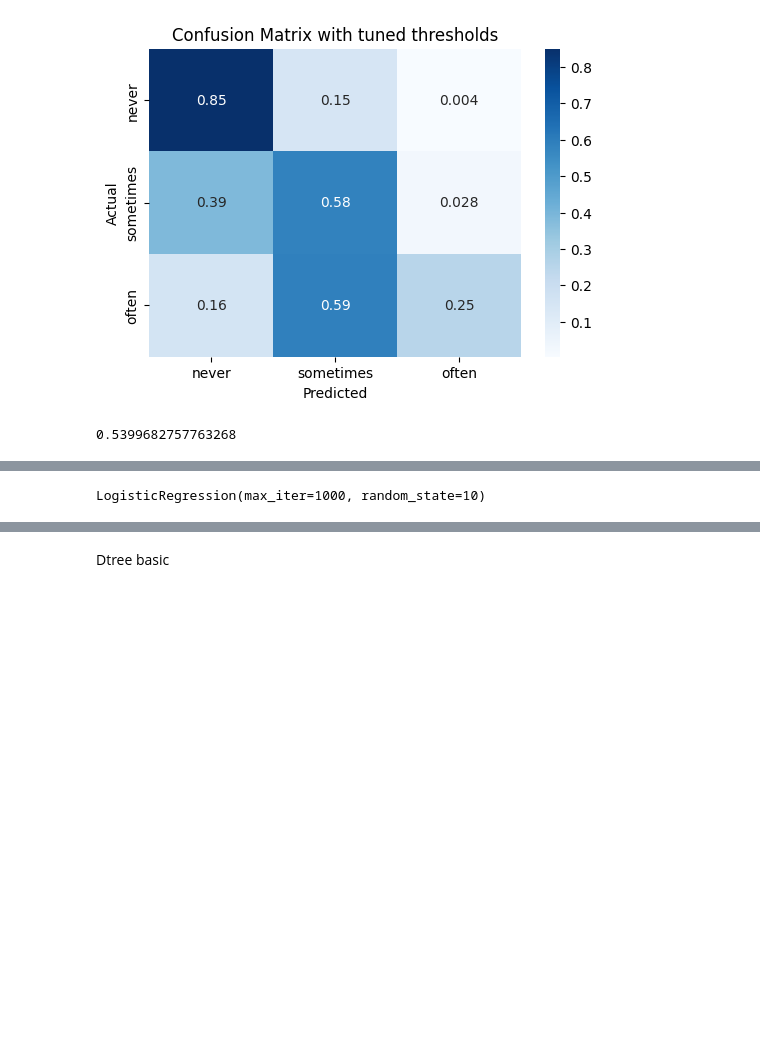
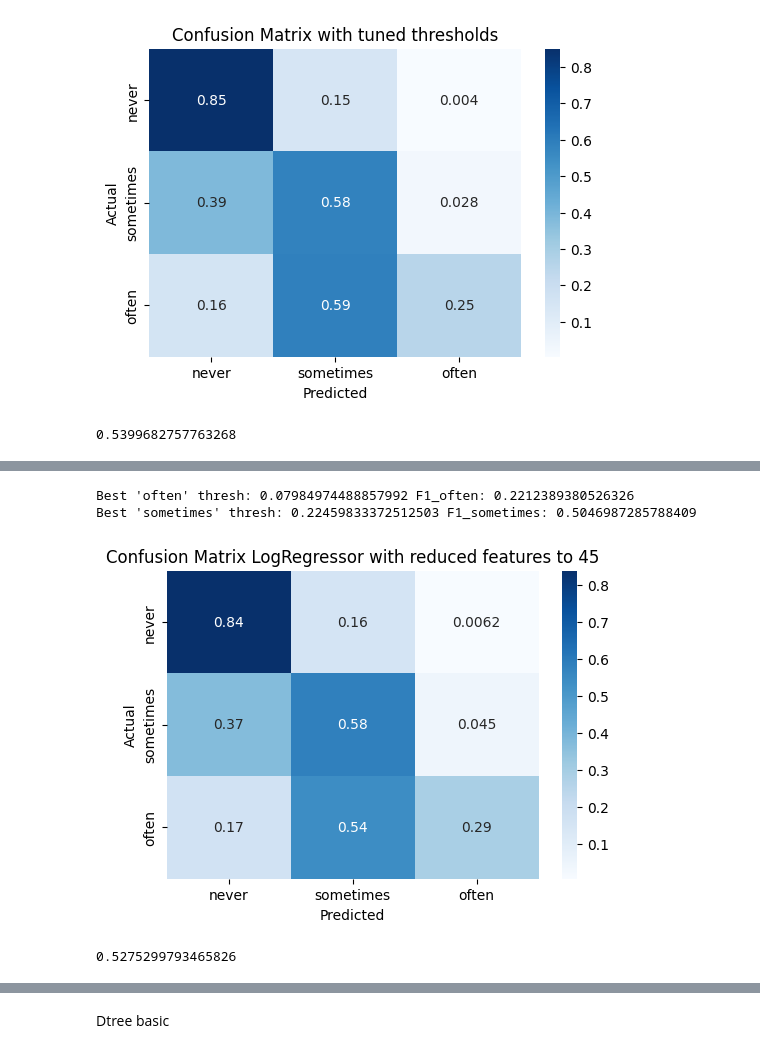
Before and after one commit to VasStach/OKCupid-Date-A-Scientist, a Jupyter notebook: date-a-scientist.ipynb, the cells around one changed output, grey strips where cells are left out. Drawn from its saved outputs; the diff is of its cells as text; code cells hidden in the pictures; blank space fills up the shorter version.

```diff
--- a/date-a-scientist.ipynb
+++ b/date-a-scientist.ipynb
@@ -195,0 +238,21 @@ Let's see if oversampling the minority class within model will help.
+# %%
+from sklearn.feature_selection import RFE
+
+rfe = RFE(
+    estimator=log_regressor,
+    n_features_to_select=45,
+    step=5,           # remove 5 features per iteration
+)
+
+# 3) fit only on train
+rfe.fit(x_train, y_train)
+
+# 4) transform your sets
+x_train_rfe = rfe.transform(x_train)
+x_test_rfe  = rfe.transform(x_test)
+
+print("Kept features:", x_train_rfe.shape[1])
+kept_feature_names = [x_train.columns[i] for i, keep in enumerate(rfe.support_) if keep]
+print("Kept feature names:", kept_feature_names)
+
+grid_regressor.fit(x_train_rfe, y_train)
@@ -196,44 +275,19 @@ Let's see if oversampling the minority class within model will help.
 # %%
-get_report(log_regressor_ovsamp, x_test, y_test)
-# 5) Evaluate on your test set
-probs_test = log_regressor_ovsamp.predict_proba(x_test)
+probs_test = grid_regressor.predict_proba(x_test_rfe)
+t_opt_o, t_opt_s = get_best_thresholds(probs=probs_test, y_test=y_test)
 y_pred_thr = predict_with_thresholds(probs_test, t_opt_o, t_opt_s)
-
-print("Thresholded: ")
-print(f1_score(y_test, y_pred_thr, average="weighted"))
-
-unique_labels = y_test.value_counts().index.tolist()
-print(
-    classification_report(
-        y_test,
-        y_pred_thr,
-        labels=unique_labels,
-        target_names=["never", "sometimes", "often"],
-        zero_division=0,  # avoid ‘undefined’ warnings if a class is missing
-    )
-)
-
 
 cm = confusion_matrix(y_test, y_pred_thr, normalize="true")
 plt.figure(figsize=(6, 4))
 sns.heatmap(cm, annot=True, fmt='.2g', cmap='Blues', xticklabels=['never', 'sometimes', 'often'], yticklabels=['never', 'sometimes', 'often'])
 plt.xlabel('Predicted')
 plt.ylabel('Actual')
-plt.title('Confusion Matrix with tuned thresholds and oversampling')
+plt.title('Confusion Matrix LogRegressor with reduced features to 45')
 plt.show()
+score_dict["f1_logreg_rfe"] = f1_score(y_test, y_pred_thr, average="macro")
+f1_score(y_test, y_pred_thr, average="macro")
+# %% [output]
+Best 'often' thresh: 0.07984974488857992 F1_often: 0.2212389380526326
+Best 'sometimes' thresh: 0.22459833372512503 F1_sometimes: 0.5046987285788409
+[figure, added]
+0.5275299793465826
-# %%
-from imblearn.over_sampling import SMOTENC
-
-# Identify which feature indices are truly categorical/boolean
-cat_idxs = [x_train.columns.get_loc(c) for c in x_train.columns if c not in num_cols]
-
-smote_nc = SMOTENC(
-    categorical_features=cat_idxs,
-    random_state=42
-)
-
-x_res, y_res = smote_nc.fit_resample(x_train, y_train)
-log_regressor_ovsamp = LogisticRegression(random_state=10, max_iter=1000)
-log_regressor_ovsamp.fit(x_res, y_res)
-# %% [output]
-LogisticRegression(max_iter=1000, random_state=10)
```
Also changed, not shown: parts of 34 cells of this notebook.
